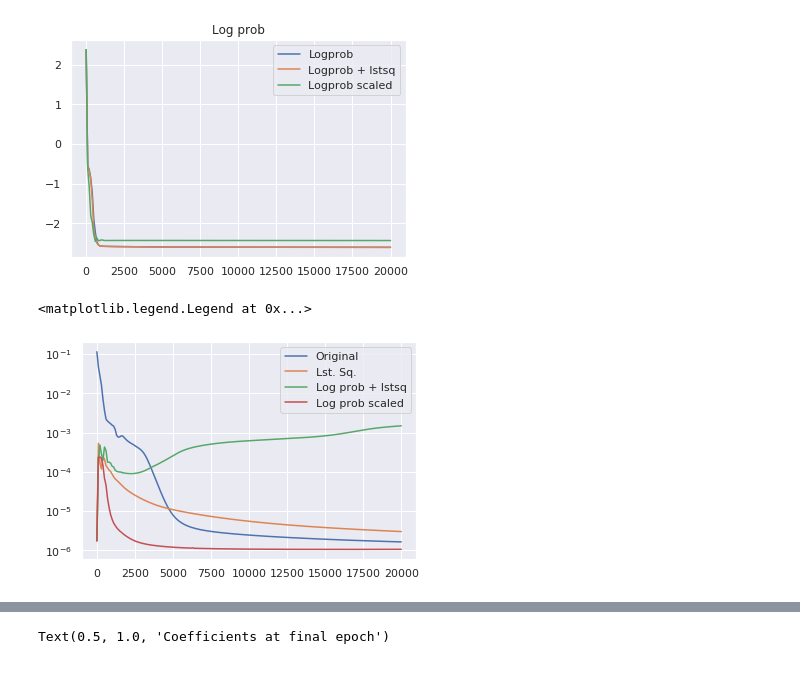
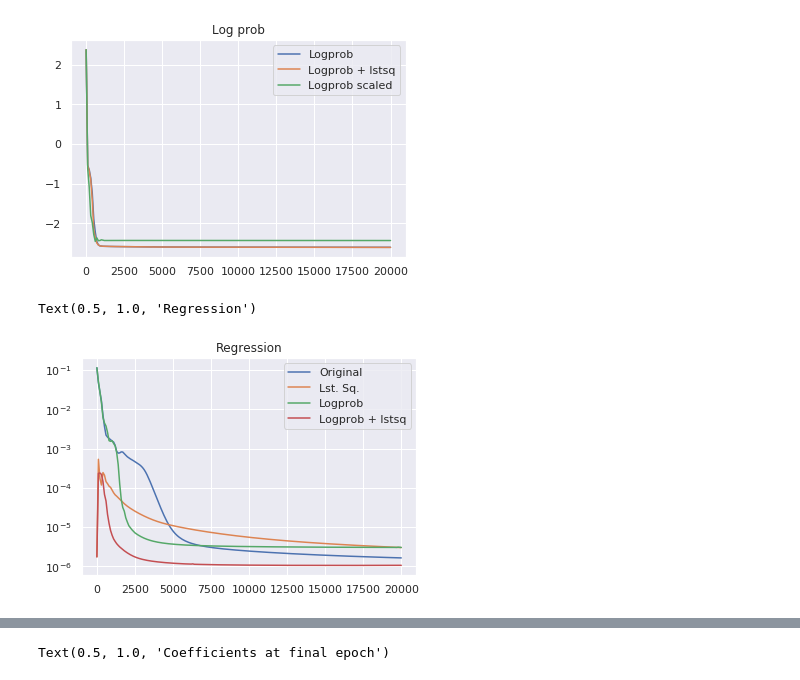
Before and after one commit to GJBoth/DeePyMoD_SBL, a Jupyter notebook: experiments/old_vs_new/analysis.ipynb, the cells around one changed output, grey strips where cells are left out. Saved outputs shown, nothing was run; the diff lists cells and outputs as text; code cells hidden in the pictures.

```diff
--- a/experiments/old_vs_new/analysis.ipynb
+++ b/experiments/old_vs_new/analysis.ipynb
@@ -9,8 +9,9 @@ sns.set()
 # %%
 df_deepmod = load_tensorboard('runs/deepmod/')
 df_lstsq = load_tensorboard('runs/deepmod_lstsq/')
-df_logprob = load_tensorboard('runs/deepmod_logprob/')
-df_logprob_lstsq = load_tensorboard('runs/deepmod_logprob_lstsq/')
+#df_logprob = load_tensorboard('runs/deepmod_logprob/')
+#df_logprob_lstsq = load_tensorboard('runs/deepmod_logprob_lstsq/')
 df_logprob_scaled = load_tensorboard('runs/deepmod_logprob_scaled/')
+df_lstsq_logprob_scaled = load_tensorboard('runs/deepmod_lstsq_logprob_scaled/')
 # %%
 df_deepmod.keys()
@@ -48,11 +50,13 @@ Text(0.5, 1.0, 'Log prob')
 # %%
 plt.semilogy(df_deepmod.index, df_deepmod['Regression_0'], label='Original')
 plt.semilogy(df_lstsq.index, df_lstsq['Regression_0'], label='Lst. Sq.')
-#plt.semilogy(df_logprob.index, df_logprob['Regression_0'], label='Log prob')
-plt.semilogy(df_logprob_lstsq.index, df_logprob_lstsq['Regression_0'], label='Log prob + lstsq')
-plt.semilogy(df_logprob_scaled.index, df_logprob_scaled['Regression_0'], label='Log prob scaled')
+#plt.semilogy(df_logprob.index, df_logprob['MSE_0'], label='Logprob')
+plt.semilogy(df_logprob_scaled.index, df_logprob_scaled['Regression_0'], label='Logprob')
+plt.semilogy(df_lstsq_logprob_scaled.index, df_lstsq_logprob_scaled['Regression_0'], label='Logprob + lstsq')
 
 plt.legend()
+plt.title('Regression')
+#plt.ylim([3e-4, 1e-3])
 # %% [output]
-<matplotlib.legend.Legend at 0x...>
+Text(0.5, 1.0, 'Regression')
-[figure, old version]
+[figure, new version]
```
Also changed, not shown: parts of 35 cells of this notebook, 34 other files.
